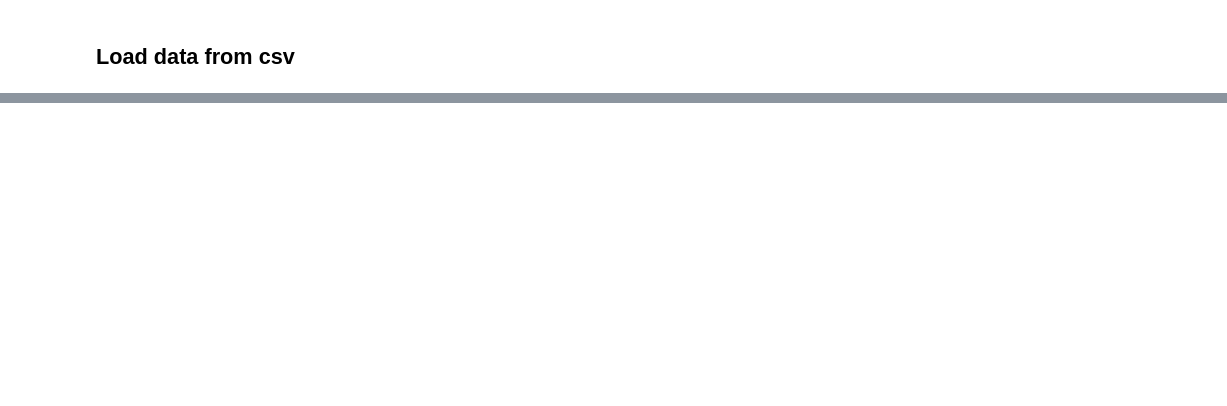
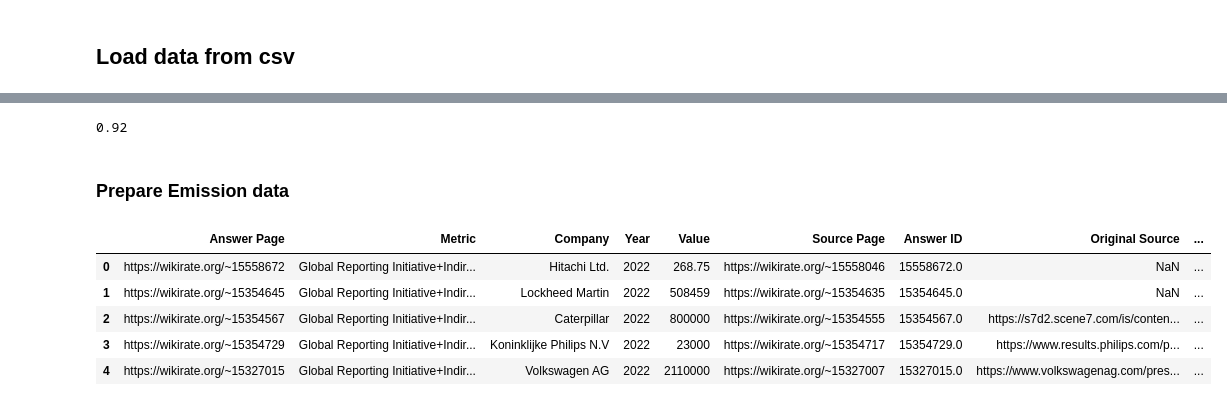
Before and after one commit to RobinRojowiec/htw-analytical-applications, a Jupyter notebook: notebooks/data_preparation_berlin.ipynb, the cells around one changed output, grey strips where cells are left out. Drawn from its saved outputs; the diff is of its cells as text; code cells hidden in the pictures; blank space fills up the shorter version.

```diff
--- a/notebooks/data_preparation_berlin.ipynb
+++ b/notebooks/data_preparation_berlin.ipynb
@@ -6,2 +3,8 @@
+# %%
+file_name_1 = (
+    "../data/WikiRate-2024_04_07_165420-Climate_100_GHG_Emissions+Answer-extended.csv"
+)
+
+file_name_2 = "../data/WikiRate-2024_04_07_212938-Fuel_consumption_from_non_renewable_sources_GRI_302_1_a_formerly_G4_EN3_a+Answer.csv"
 # %% [markdown]
 ## Load data from csv
@@ -10,4 +11,9 @@ file_name = "../data/WikiRate-2024_04_07_165420-Climate_100_GHG_Emissions+Answer
 # %%
 import pandas as pd
 # %%
-carbon_data_frame = pd.read_csv(file_name, header=4) # as the top rows are comments, headers and csv are starting in the 5th row (index 4)
+df_emission = pd.read_csv(
+    file_name_1, header=4
+)  # as the top rows are comments, headers and csv are starting in the 5th row (index 4)
+df_fuel_consumption = pd.read_csv(
+    file_name_2, header=4
+)  # as the top rows are comments, headers and csv are starting in the 5th row (index 4)
@@ -20,0 +37,17 @@ carbon_data_frame = pd.read_csv(file_name, header=4) # as the top rows are comme
+# %%
+# relative overlap
+relative_overlap = len(overlap) / len(df_emission.Company.unique())
+relative_overlap
+# %% [output]
+0.92
+# %% [markdown]
+### Prepare Emission data
+# %%
+df_emission.head()
+# %% [output]
+|  | Answer Page | Metric | Company | Year | Value | Source Page | Answer ID | Original Source | ... |
+| 0 | https://wikirate.org/~15558672 | Global Reporting Initiative+Indir... | Hitachi Ltd. | 2022 | 268.75 | https://wikirate.org/~15558046 | 15558672.0 | NaN | ... |
+| 1 | https://wikirate.org/~15354645 | Global Reporting Initiative+Indir... | Lockheed Martin | 2022 | 508459 | https://wikirate.org/~15354635 | 15354645.0 | NaN | ... |
+| 2 | https://wikirate.org/~15354567 | Global Reporting Initiative+Indir... | Caterpillar | 2022 | 800000 | https://wikirate.org/~15354555 | 15354567.0 | https://s7d2.scene7.com/is/conten... | ... |
+| 3 | https://wikirate.org/~15354729 | Global Reporting Initiative+Indir... | Koninklijke Philips N.V | 2022 | 23000 | https://wikirate.org/~15354717 | 15354729.0 | https://www.results.philips.com/p... | ... |
+| 4 | https://wikirate.org/~15327015 | Global Reporting Initiative+Indir... | Volkswagen AG | 2022 | 2110000 | https://wikirate.org/~15327007 | 15327015.0 | https://www.volkswagenag.com/pres... | ... |
```
Also changed, not shown: parts of 28 cells of this notebook, 1 other file.
